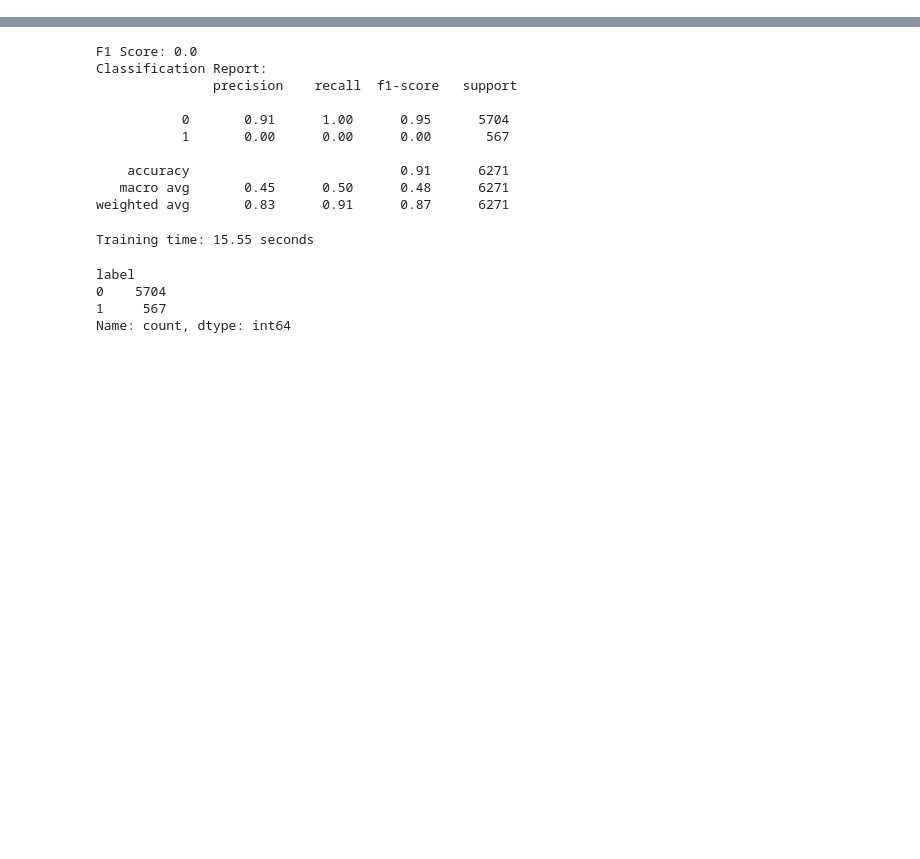
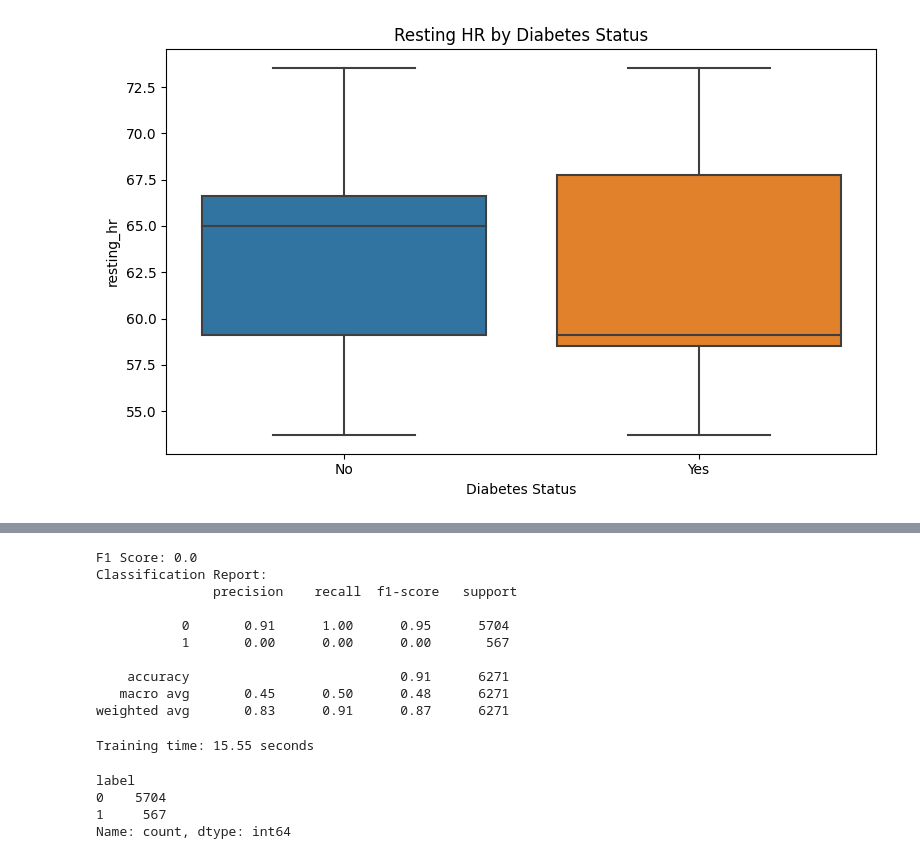
Before and after one commit to willsonr8/CAP4770-Project, a Jupyter notebook: Notebook.ipynb, the cells around one changed output, grey strips where cells are left out. Saved outputs shown, nothing was run; the diff lists cells and outputs as text; code cells hidden in the pictures; blank space fills up the shorter version.

```diff
--- a/Notebook.ipynb
+++ b/Notebook.ipynb
@@ -643,0 +514,4 @@ X_train, X_test, y_train, y_test = train_test_split(
+# %%
+plot_feature_by_diabetes(synthetic_nhanes, 'resting_hr', 'Resting HR by Diabetes Status')
+# %% [output]
+[figure, added]
```
Also changed, not shown: parts of 54 cells of this notebook.
